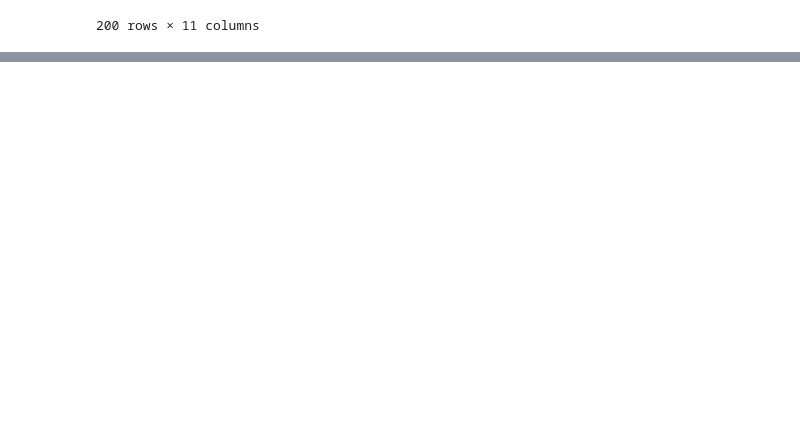
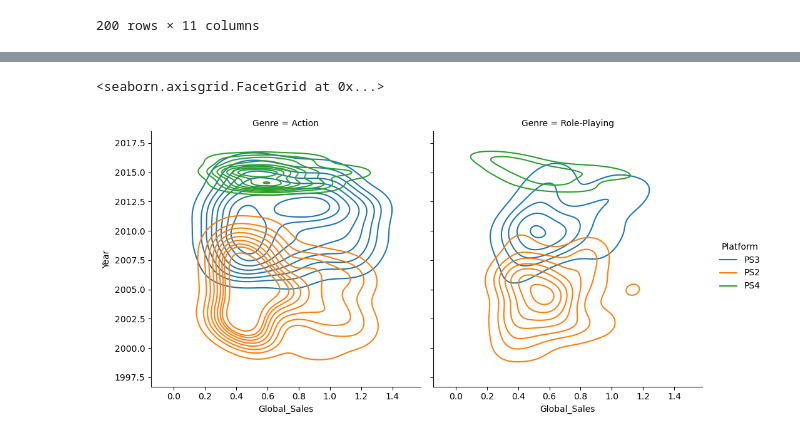
Before and after one commit to wirarama/bigdata2022, a Jupyter notebook: tugas1.ipynb, the cells around one changed output, grey strips where cells are left out. Saved outputs shown, nothing was run; the diff lists cells and outputs as text; code cells hidden in the pictures; blank space fills up the shorter version.

```diff
--- a/tugas1.ipynb
+++ b/tugas1.ipynb
@@ -67,0 +71,5 @@ sns.displot(data=res, x="Global_Sales", col="Genre",hue="Platform")
+# %%
+sns.displot(data=res, x="Global_Sales", y="Year", col="Genre",hue="Platform", kind="kde")
+# %% [output]
+<seaborn.axisgrid.FacetGrid at 0x...>
+[figure, added]
```
Also changed, not shown: parts of 4 cells of this notebook, 2 other files.
